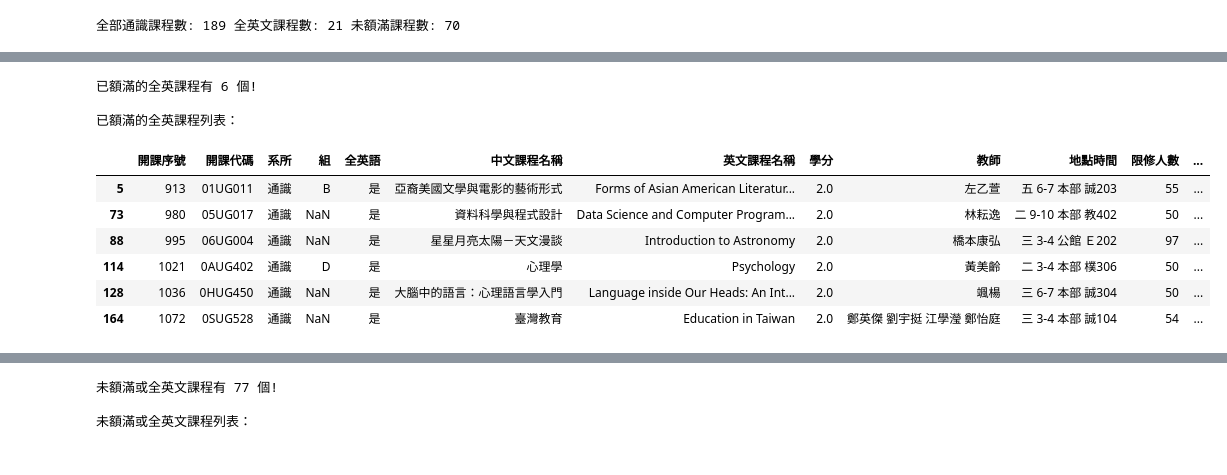
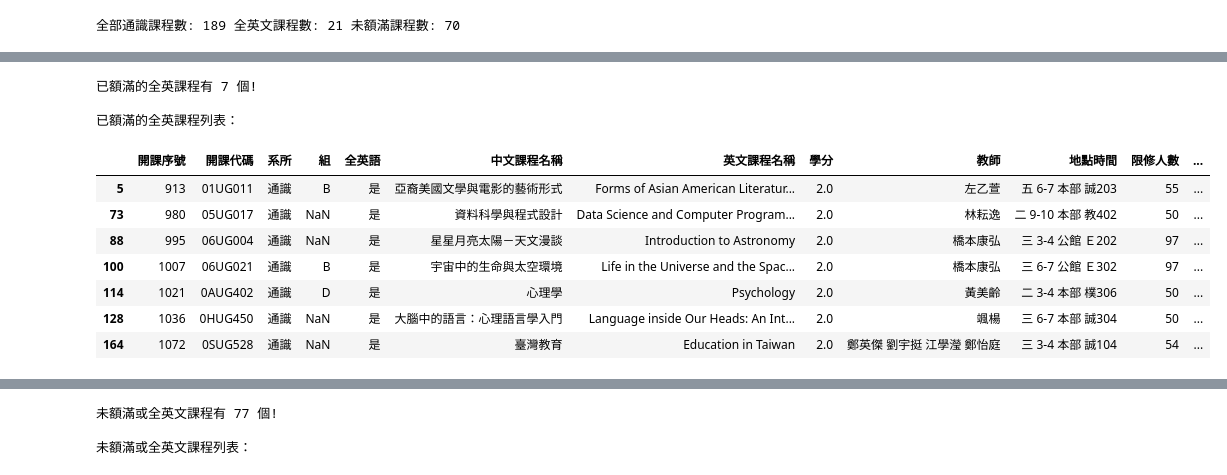
Before and after one commit to RogerLiao0001/PL, a Jupyter notebook: Week3/W3作業1.ipynb, the cells around one changed output, grey strips where cells are left out. Cells and saved outputs as stored; diff of their text form; code cells hidden in the pictures.

```diff
--- a/Week3/W3作業1.ipynb
+++ b/Week3/W3作業1.ipynb
@@ -35,7 +35,7 @@ file.tail()
 | 189 | 4882 | 0SUG539 | 通識 | NaN | NaN | 自主學習：專題探究 | Self-Directed Learning: Inquiry S... | 2.0 | 劉湘瑤 | 五 10-B 本部 誠206 | 50 | ... |
 # %%
 #列出所有全英文課程
-En = file.loc[file['全英語'] == '是']
+En = file[file['全英語'] == '是']
 print("全英文課程列表：")
 En
 # %% [output]
@@ -59,7 +59,7 @@ En
 | 182 | 1089 | 0SUG535 | 通識 | C | 是 | 大學入門 | Introduction to University Studies | 2.0 | 長友大輔 | 四 8-9 本部 設計系2A教室 | 50 | ... |
 # %%
 #列出所有未額滿課程(由限修人數、選修人數)
-notFull = file.loc[file['限修人數'] > file['選修人數']]
+notFull = file[file['限修人數'] > file['選修人數']]
 print("未額滿課程列表：")
 notFull
 # %% [output]
@@ -110,17 +134,18 @@ inter
 # %%
 #取左差集(已額滿的全英課程)：
-enDiff = En[En.開課代碼.isin(notFull.開課代碼) == False]
+enDiff = En[En.開課序號.isin(notFull.開課序號) == False]
 print("已額滿的全英課程有", len(enDiff),"個!\n")
 print("已額滿的全英課程列表：")
 enDiff
 # %% [output]
-已額滿的全英課程有 6 個!
+已額滿的全英課程有 7 個!
 
 已額滿的全英課程列表：
 |  | 開課序號 | 開課代碼 | 系所 | 組 | 全英語 | 中文課程名稱 | 英文課程名稱 | 學分 | 教師 | 地點時間 | 限修人數 | ... |
 | 5 | 913 | 01UG011 | 通識 | B | 是 | 亞裔美國文學與電影的藝術形式 | Forms of Asian American Literatur... | 2.0 | 左乙萱 | 五 6-7 本部 誠203 | 55 | ... |
 | 73 | 980 | 05UG017 | 通識 | NaN | 是 | 資料科學與程式設計 | Data Science and Computer Program... | 2.0 | 林耘逸 | 二 9-10 本部 教402 | 50 | ... |
 | 88 | 995 | 06UG004 | 通識 | NaN | 是 | 星星月亮太陽－天文漫談 | Introduction to Astronomy | 2.0 | 橋本康弘 | 三 3-4 公館 Ｅ202 | 97 | ... |
+| 100 | 1007 | 06UG021 | 通識 | B | 是 | 宇宙中的生命與太空環境 | Life in the Universe and the Spac... | 2.0 | 橋本康弘 | 三 6-7 公館 Ｅ302 | 97 | ... |
 | 114 | 1021 | 0AUG402 | 通識 | D | 是 | 心理學 | Psychology | 2.0 | 黃美齡 | 二 3-4 本部 樸306 | 50 | ... |
 | 128 | 1036 | 0HUG450 | 通識 | NaN | 是 | 大腦中的語言：心理語言學入門 | Language inside Our Heads: An Int... | 2.0 | 颯楊 | 三 6-7 本部 誠304 | 50 | ... |
 | 164 | 1072 | 0SUG528 | 通識 | NaN | 是 | 臺灣教育 | Education in Taiwan | 2.0 | 鄭英傑 劉宇挺 江學瀅 鄭怡庭 | 三 3-4 本部 誠104 | 54 | ... |
```
Also changed, not shown: parts of 3 cells of this notebook.
